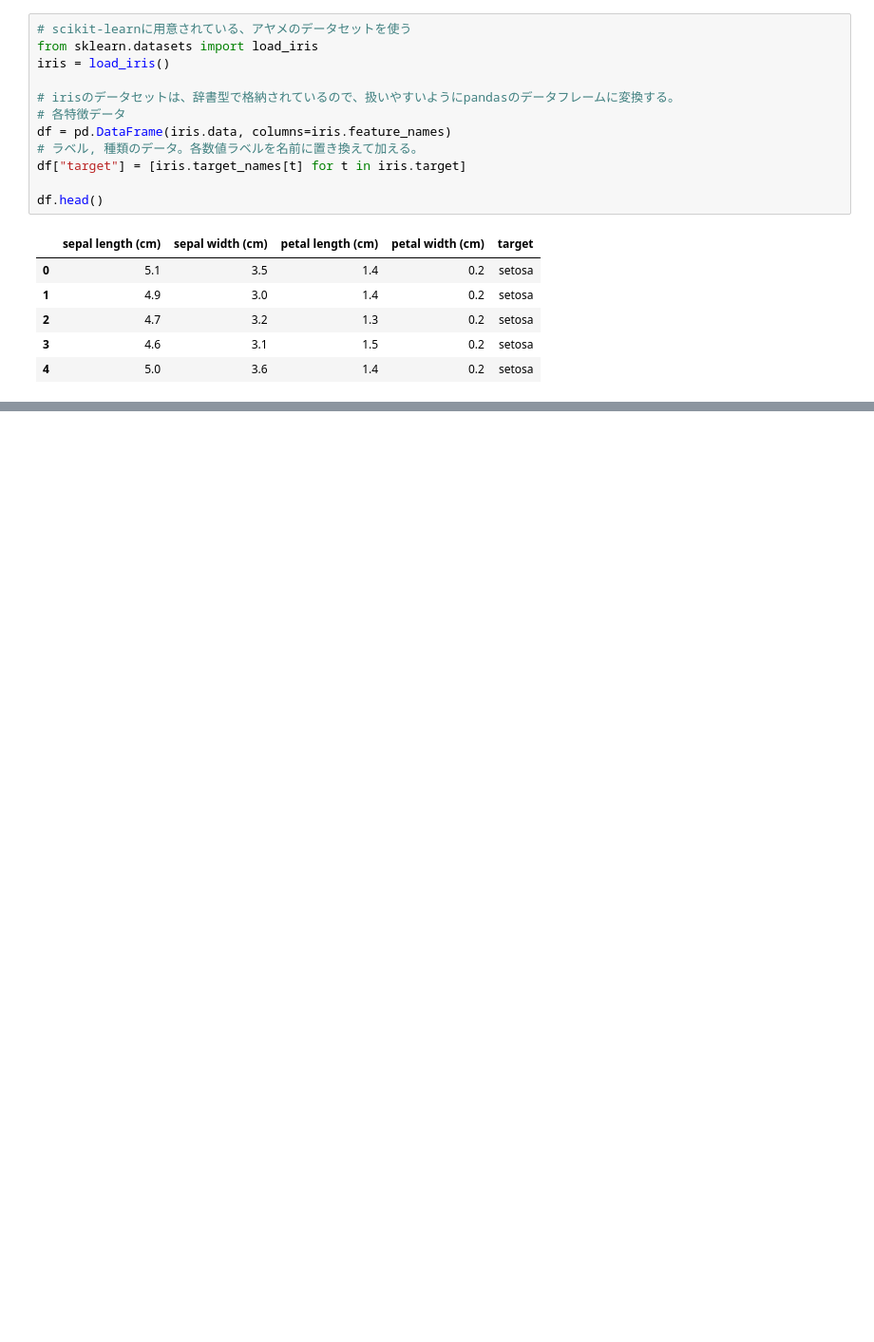
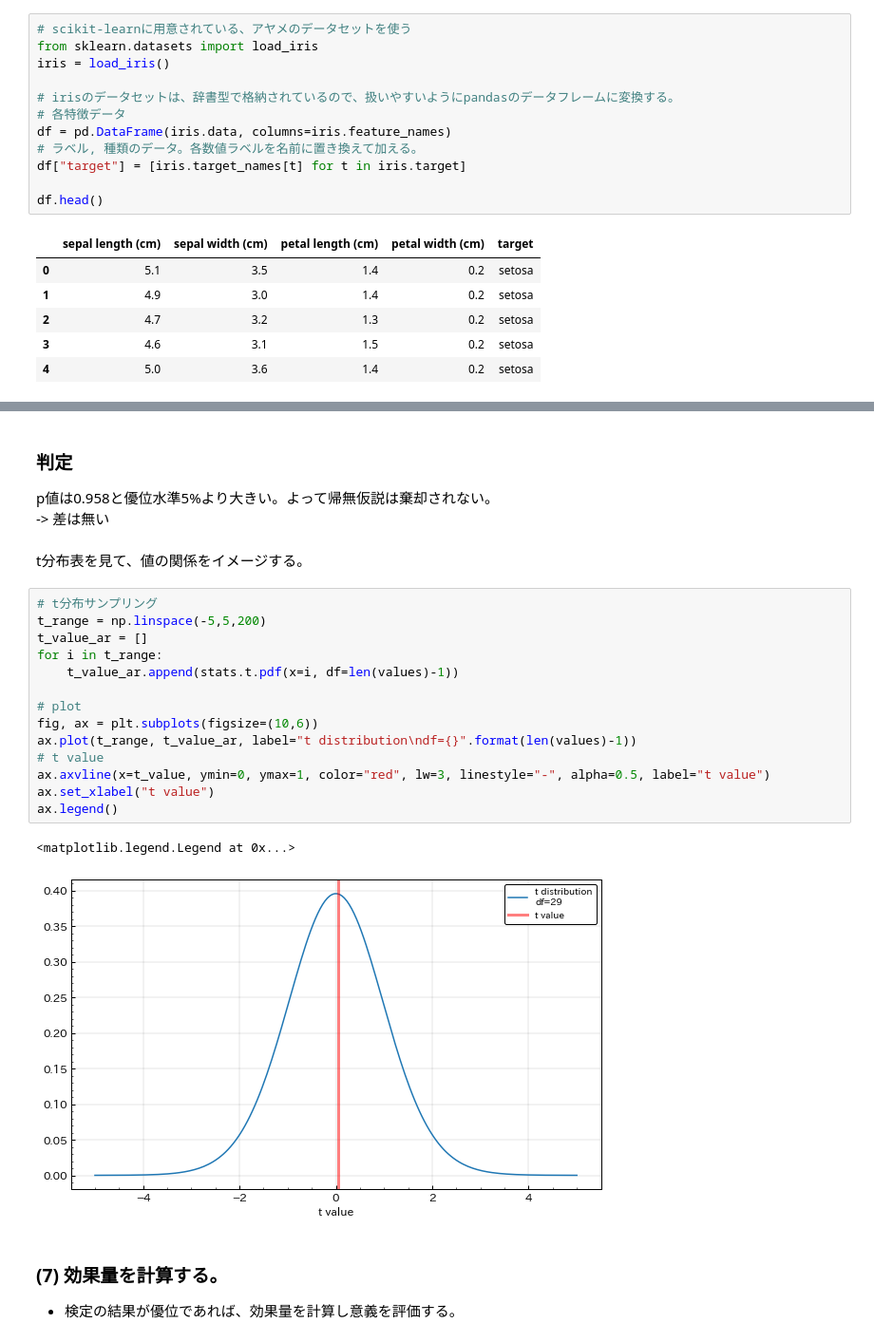
Before and after one commit to urayukitaka/hypothesis_testing, a Jupyter notebook: notebooks/modeling/1標本のt検定.ipynb, the cells around one changed output, grey strips where cells are left out. Shown at 95% size. Saved outputs shown, nothing was run; the diff lists cells and outputs as text; blank space fills up the shorter version.

```diff
--- a/notebooks/modeling/1標本のt検定.ipynb
+++ b/notebooks/modeling/1標本のt検定.ipynb
@@ -166,0 +205,26 @@ plt.legend()
+# %% [markdown]
+### 判定
+p値は0.958と優位水準5%より大きい。よって帰無仮説は棄却されない。<br>
+-> 差は無い
+# %% [markdown]
+t分布表を見て、値の関係をイメージする。
+# %%
+# t分布サンプリング
+t_range = np.linspace(-5,5,200)
+t_value_ar = []
+for i in t_range:
+    t_value_ar.append(stats.t.pdf(x=i, df=len(values)-1))
+
+# plot
+fig, ax = plt.subplots(figsize=(10,6))
+ax.plot(t_range, t_value_ar, label="t distribution\ndf={}".format(len(values)-1))
+# t value
+ax.axvline(x=t_value, ymin=0, ymax=1, color="red", lw=3, linestyle="-", alpha=0.5, label="t value")
+ax.set_xlabel("t value")
+ax.legend()
+# %% [output]
+<matplotlib.legend.Legend at 0x...>
+[figure, added]
+# %% [markdown]
+### (7) 効果量を計算する。
+- 検定の結果が優位であれば、効果量を計算し意義を評価する。<br>
```
Also changed, not shown: parts of 41 cells of this notebook, 2 other files.
